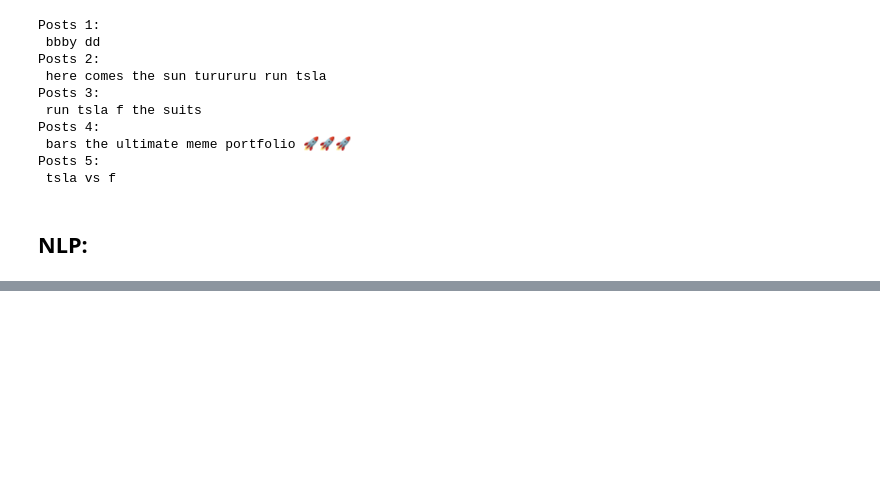
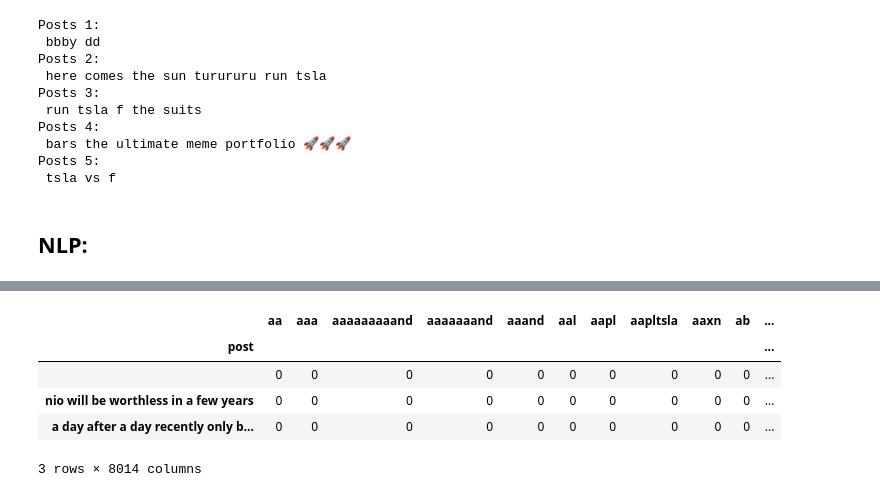
Before and after one commit to Eduardoosorio23/Stock-Price-Prediction-with-NLP-LSTM, a Jupyter notebook: Data/Scrap Notebooks/WIP EDA.ipynb, the cells around one changed output, grey strips where cells are left out. Saved outputs shown, nothing was run; the diff lists cells and outputs as text; code cells hidden in the pictures; blank space fills up the shorter version.

```diff
--- a/Data/Scrap Notebooks/WIP EDA.ipynb
+++ b/Data/Scrap Notebooks/WIP EDA.ipynb
@@ -183,0 +191,14 @@ df_grouped.head()
+# %%
+#Created Document tearm matrix
+cv=CountVectorizer(analyzer='word')
+data=cv.fit_transform(df_grouped['lemmatized'])
+df_dtm = pd.DataFrame(data.toarray(), columns=cv.get_feature_names())
+df_dtm.index=df_grouped.index
+df_dtm.head(3)
+# %% [output]
+|  | aa | aaa | aaaaaaaaand | aaaaaaand | aaand | aal | aapl | aapltsla | aaxn | ab | ... |
+| post |  |  |  |  |  |  |  |  |  |  | ... |
+|  | 0 | 0 | 0 | 0 | 0 | 0 | 0 | 0 | 0 | 0 | ... |
+| nio will be worthless in a few years | 0 | 0 | 0 | 0 | 0 | 0 | 0 | 0 | 0 | 0 | ... |
+| a day after a day recently only b... | 0 | 0 | 0 | 0 | 0 | 0 | 0 | 0 | 0 | 0 | ... |
+3 rows × 8014 columns
```
Also changed, not shown: parts of 13 cells of this notebook, 3 other files.
